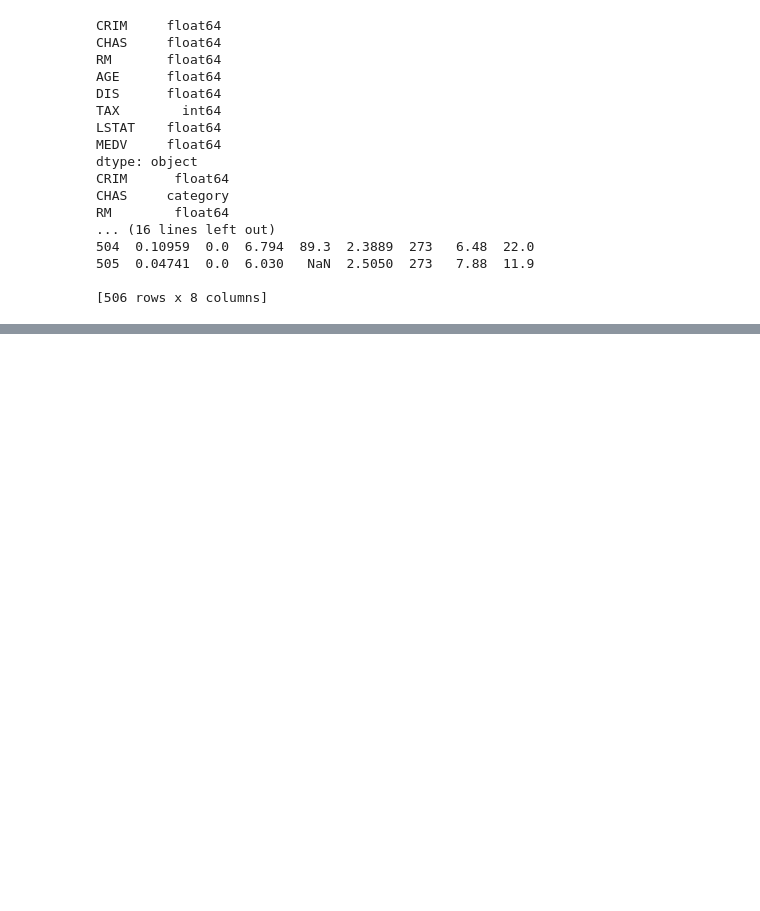
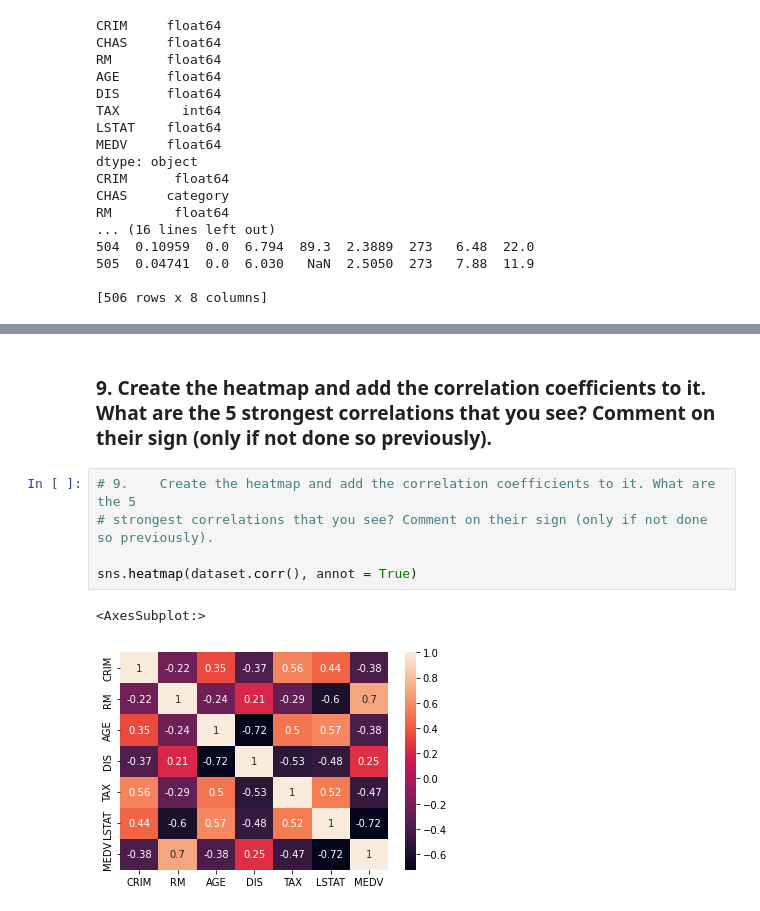
Before and after one commit to JingoBongo/statisticsLabs, a Jupyter notebook: lab2/second.ipynb, the cells around one changed output, grey strips where cells are left out. Cells and saved outputs as stored; diff of their text form; blank space fills up the shorter version.

```diff
--- a/lab2/second.ipynb
+++ b/lab2/second.ipynb
@@ -124,0 +274,11 @@ LSTAT has nan
+# %% [markdown]
+<h3>9.	Create the heatmap and add the correlation coefficients to it. What are the 5
+strongest correlations that you see? Comment on their sign (only if not done so previously).</h3>
+# %%
+# 9.	Create the heatmap and add the correlation coefficients to it. What are the 5
+# strongest correlations that you see? Comment on their sign (only if not done so previously).
+
+sns.heatmap(dataset.corr(), annot = True)
+# %% [output]
+<AxesSubplot:>
+[figure, added]
```
Also changed, not shown: parts of 22 cells of this notebook, 6 other files.
